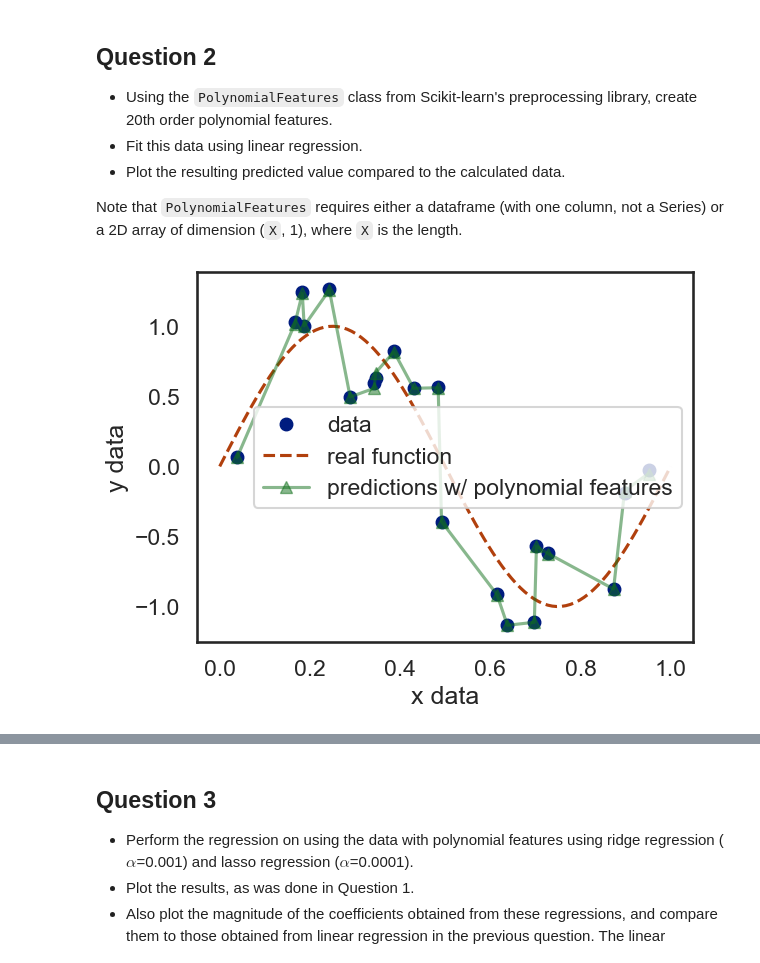
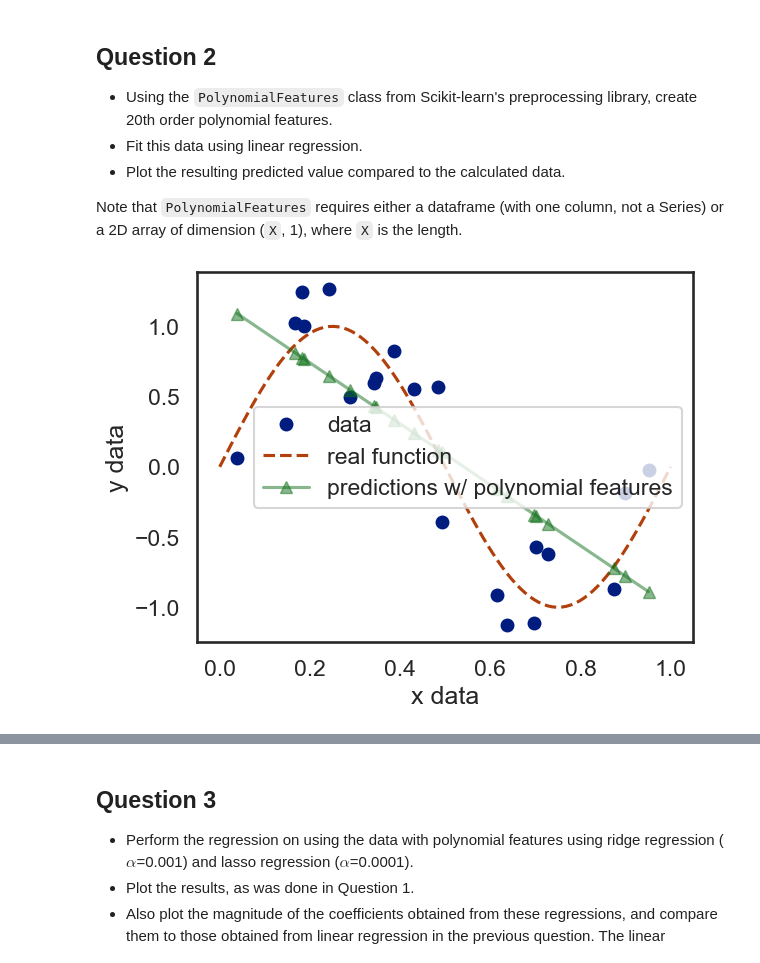
Before and after one commit to robinjoo1015/artificial-intelligence-2022-2, a Jupyter notebook: W13/Intel_ML501_04_Regularization_and_Gradient_Descent_Exercises.ipynb, the cells around one changed output, grey strips where cells are left out. Saved outputs shown, nothing was run; the diff lists cells and outputs as text; code cells hidden in the pictures.

```diff
--- a/W13/Intel_ML501_04_Regularization_and_Gradient_Descent_Exercises.ipynb
+++ b/W13/Intel_ML501_04_Regularization_and_Gradient_Descent_Exercises.ipynb
@@ -94,25 +114,25 @@ ax.set(xlabel='x data', ylabel='y data');
 Note that `PolynomialFeatures` requires either a dataframe (with one column, not a Series) or a 2D array of dimension (`X`, 1), where `X` is the length.
 # %%
 # Setup the polynomial features
-degree = 20
+degree = 1
 pf = PolynomialFeatures(degree)
 lr = LinearRegression()
 
 # Extract the X- and Y- data from the dataframe
 X_data = data[['x']].to_numpy()
 Y_data = data['y'].to_numpy()
 
 # Create the features and fit the model
 X_poly = pf.fit_transform(X_data)
 lr = lr.fit(X_poly, Y_data)
 Y_pred = lr.predict(X_poly)
 
 # Plot the result
 plt.plot(X_data, Y_data, marker='o', ls='', label='data', alpha=1)
 plt.plot(X_real, Y_real, ls='--', label='real function')
 plt.plot(X_data, Y_pred, marker='^', alpha=.5, label='predictions w/ polynomial features')
 plt.legend()
 ax = plt.gca()
 ax.set(xlabel='x data', ylabel='y data');
 # %% [output]
-[figure, old version]
+[figure, new version]
```
Also changed, not shown: parts of 6 cells of this notebook, 1 other file.
